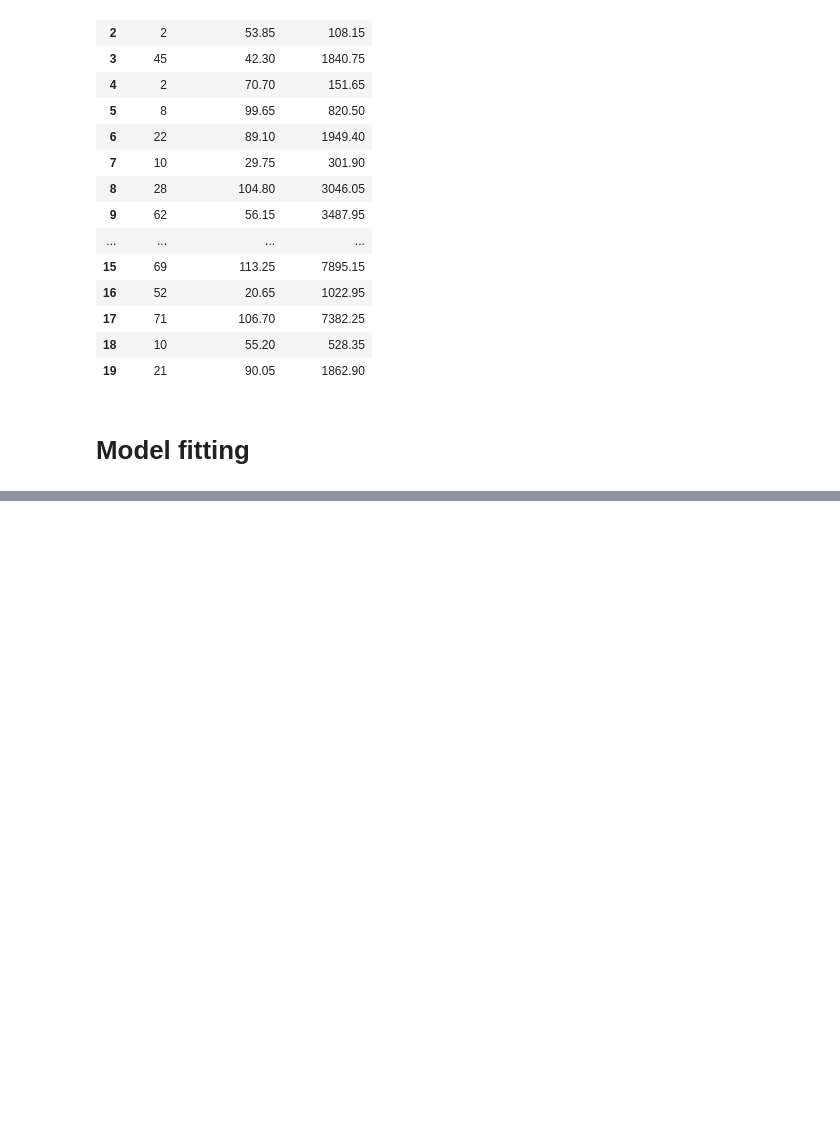
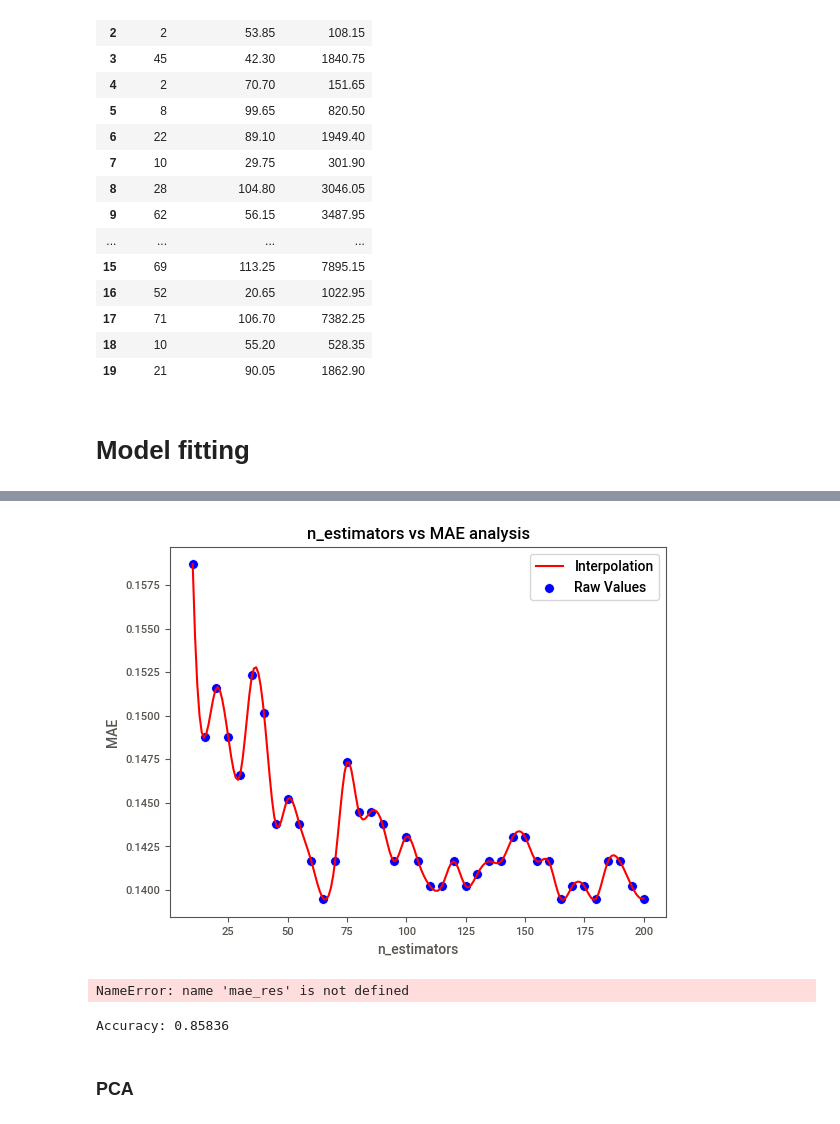
Before and after one commit to AndreiKris/exampleportfolio, a Jupyter notebook: python/Kaggle Telecom Churn prediction.ipynb, the cells around one changed output, grey strips where cells are left out. Drawn from its saved outputs; the diff is of its cells as text; code cells hidden in the pictures; blank space fills up the shorter version.

```diff
--- a/python/Kaggle Telecom Churn prediction.ipynb
+++ b/python/Kaggle Telecom Churn prediction.ipynb
@@ -323,0 +375,53 @@ Accuracy: 0.86070
+# %%
+# let's do the same without TotalCharges
+X=df.copy()
+X.drop('TotalCharges',axis=1,inplace=True)
+y=X.pop('Churn')
+
+X_train,X_test,y_train,y_test=train_test_split(X,y,test_size=0.2,random_state=1)
+
+model=RandomForestClassifier(n_estimators=100, random_state=1)
+model.fit(X_train,y_train)
+
+y_pred = model.predict(X_test)
+
+accuracy = accuracy_score(y_test, y_pred)
+print(f"Accuracy: {accuracy:.5f}")
+# %%
+nodes_range=np.arange(10,201,5)
+
+mae_scores = {n_est: get_mae(n_est, X_train, X_test, y_train, y_test) for n_est in nodes_range}
+#mae_scores
+xval=np.array(nodes_range)
+yval=np.array(list(mae_scores.values()))
+
+x_smooth = np.linspace(xval.min(), xval.max(), 200)  # Больше точек для плавности
+spl = make_interp_spline(xval, yval, k=3)  # k=3 делает кубический сплайн
+y_smooth = spl(x_smooth)
+
+sns.lineplot(x=x_smooth, y=y_smooth, label="Interpolation", color='red')
+sns.scatterplot(x=xval, y=yval, color='blue', s=50, label="Raw Values")  # Показываем исходные точки
+
+plt.xlabel('n_estimators')
+plt.ylabel('MAE')
+plt.title('n_estimators vs MAE analysis')
+plt.legend()
+plt.show()
+
+min_index = np.argmin(mae_res)
+#print(f"Minimal MAE: {mae_res[min_index]:.3f} achieved with n_estimators={nodes_range[min_index]}")
+print(f"Minimal MAE: {min(mae_scores.values()):.3f} is achieved with n_estimators={min(mae_scores,key=mae_scores.get)}")
+# %% [output]
+[figure, added]
+NameError: name 'mae_res' is not defined
+# %%
+model=RandomForestClassifier(n_estimators=60, random_state=1)
+model.fit(X_train,y_train)
+y_pred = model.predict(X_test)
+
+accuracy = accuracy_score(y_test, y_pred)
+print(f"Accuracy: {accuracy:.5f}")
+# %% [output]
+Accuracy: 0.85836
+# %% [markdown]
+### PCA
```
Also changed, not shown: parts of 46 cells of this notebook.
